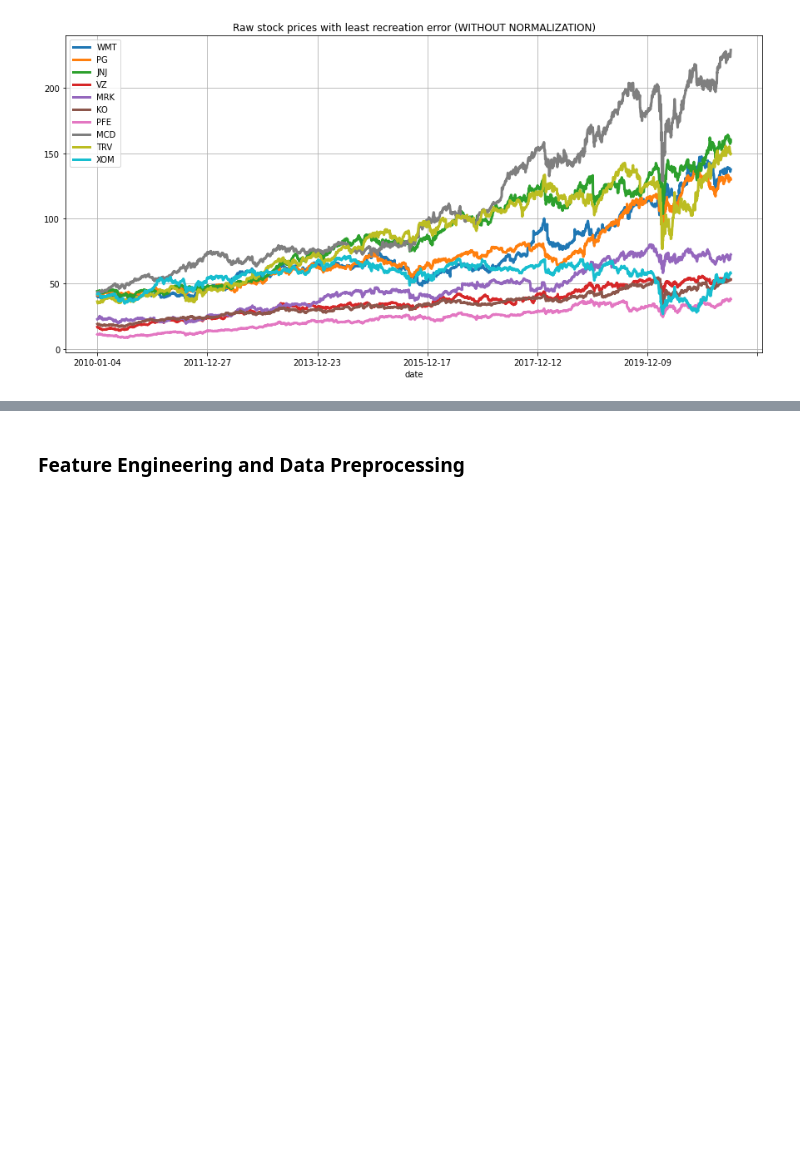
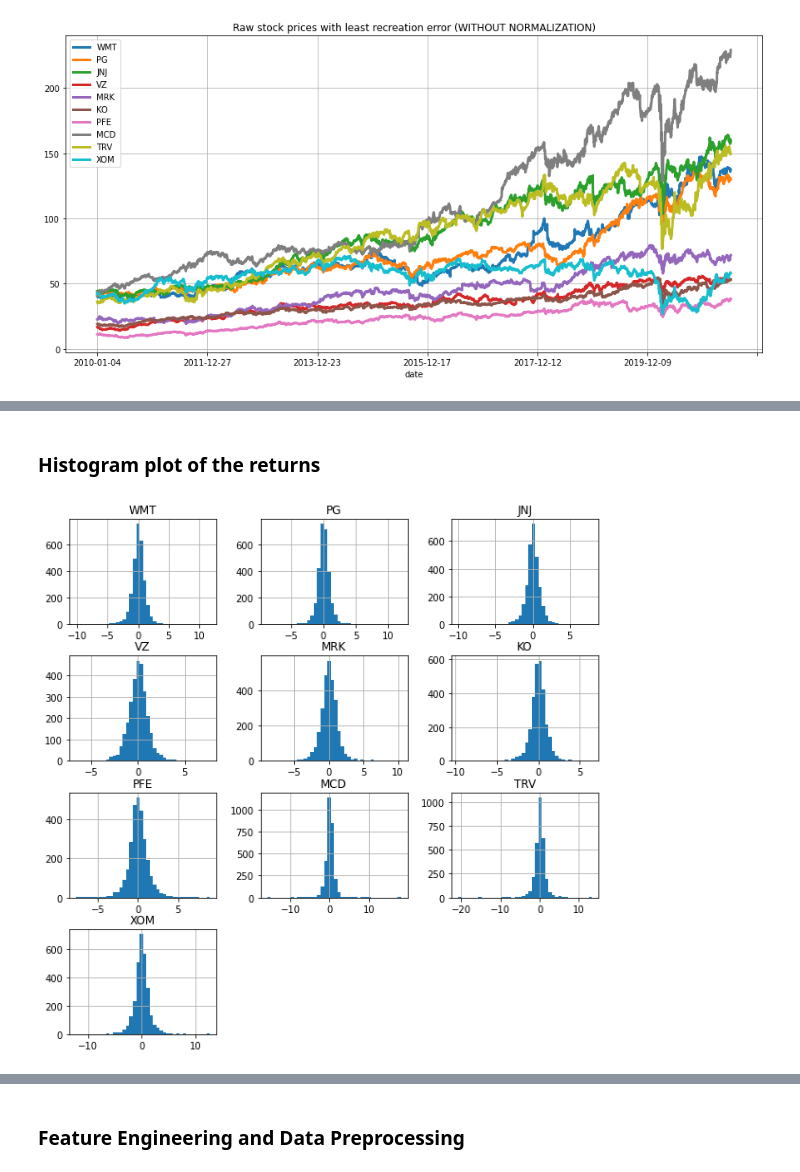
Before and after one commit to Eminent01/AMMI_Research, a Jupyter notebook: AMMI_Research2.ipynb, the cells around one changed output, grey strips where cells are left out. Saved outputs shown, nothing was run; the diff lists cells and outputs as text; code cells hidden in the pictures; blank space fills up the shorter version.

```diff
--- a/AMMI_Research2.ipynb
+++ b/AMMI_Research2.ipynb
@@ -485,0 +531,8 @@ interactive_plot(df3, 'Prices')
+# %% [markdown]
+### Histogram plot of the returns
+# %%
+# Histogram of daily returns
+# Stock returns are normally distributed with zero mean
+stocks_daily_return.hist(figsize=(10, 10), bins = 40);
+# %% [output]
+[figure, added]
```
Also changed, not shown: parts of 64 cells of this notebook.
